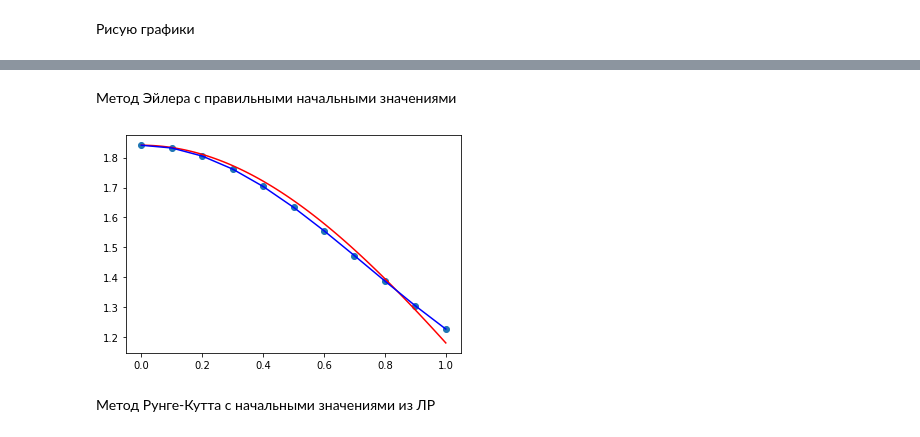
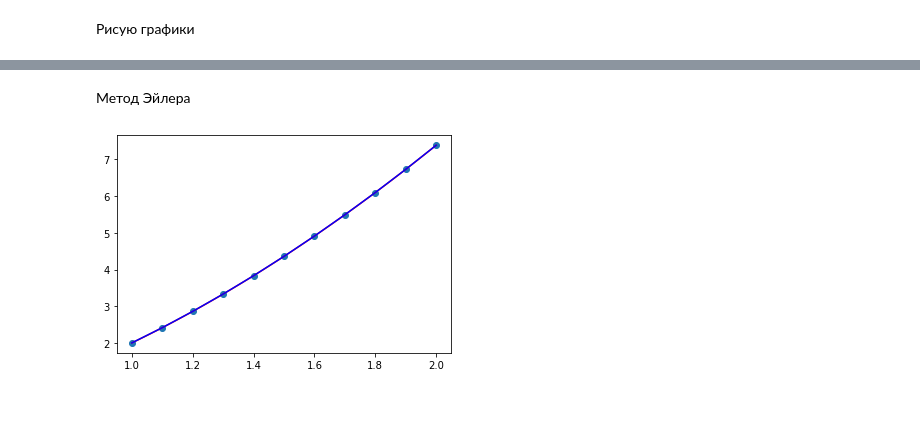
Before and after one commit to EngineerXL/numerical-methods, a Jupyter notebook: lab4_1/plots4_1.ipynb, the cells around one changed output, grey strips where cells are left out. Saved outputs shown, nothing was run; the diff lists cells and outputs as text; code cells hidden in the pictures; blank space fills up the shorter version.

```diff
--- a/lab4_1/plots4_1.ipynb
+++ b/lab4_1/plots4_1.ipynb
@@ -2,16 +2,24 @@
 import numpy as np
 import matplotlib.pyplot as plt
 
-def draw(l, r, xs, ys):
+def draw_with_dots(l, r, xs, ys):
     fig, ax = plt.subplots(1, 1)
     correct_x = np.linspace(l, r, 100)
-    correct_y = np.cos(np.sin(correct_x)) + np.sin(np.cos(correct_x))
+    correct_y = correct_x ** 2 + correct_x + correct_x * np.log(correct_x)
     ax.plot(correct_x, correct_y, "-r")
     ax.scatter(xs, ys)
     ax.plot(xs, ys, "-b")
     plt.show()
+
+def draw(l, r, xs, ys):
+    fig, ax = plt.subplots(1, 1)
+    correct_x = np.linspace(l, r, 100)
+    correct_y = correct_x ** 2 + correct_x + correct_x * np.log(correct_x)
+    ax.plot(correct_x, correct_y, "-r")
+    ax.plot(xs, ys, "-b")
+    plt.show()
 # %% [markdown]
 Рисую графики
 # %%
-l = 0.0
-r = 1.0
+l = 1.0
+r = 2.0
@@ -27,11 +26,9 @@ draw(l, r, x, y)
 # %% [markdown]
-Метод Эйлера с правильными начальными значениями
+Метод Эйлера
 # %%
-x = [0.000000, 0.100000, 0.200000, 0.300000, 0.400000, 0.500000, 0.600000, 0.700000, 0.800000, 0.900000, 1.000000]
-y = [1.841471, 1.832302, 1.805250, 1.761645, 1.703601, 1.633865, 1.555639, 1.472386, 1.387636, 1.304812, 1.227097]
+x = [1.000000, 1.100000, 1.200000, 1.300000, 1.400000, 1.500000, 1.600000, 1.700000, 1.800000, 1.900000, 2.000000]
+y = [2.000000, 2.414842, 2.858788, 3.331076, 3.831064, 4.358201, 4.912010, 5.492073, 6.098021, 6.729528, 7.386301]
 
-draw(l, r, x, y)
+draw_with_dots(l, r, x, y)
 # %% [output]
-[figure, old version]
+[figure, new version]
-# %% [markdown]
-Метод Рунге-Кутта с начальными значениями из ЛР
```
Also changed, not shown: parts of 17 cells of this notebook, 16 other files.
